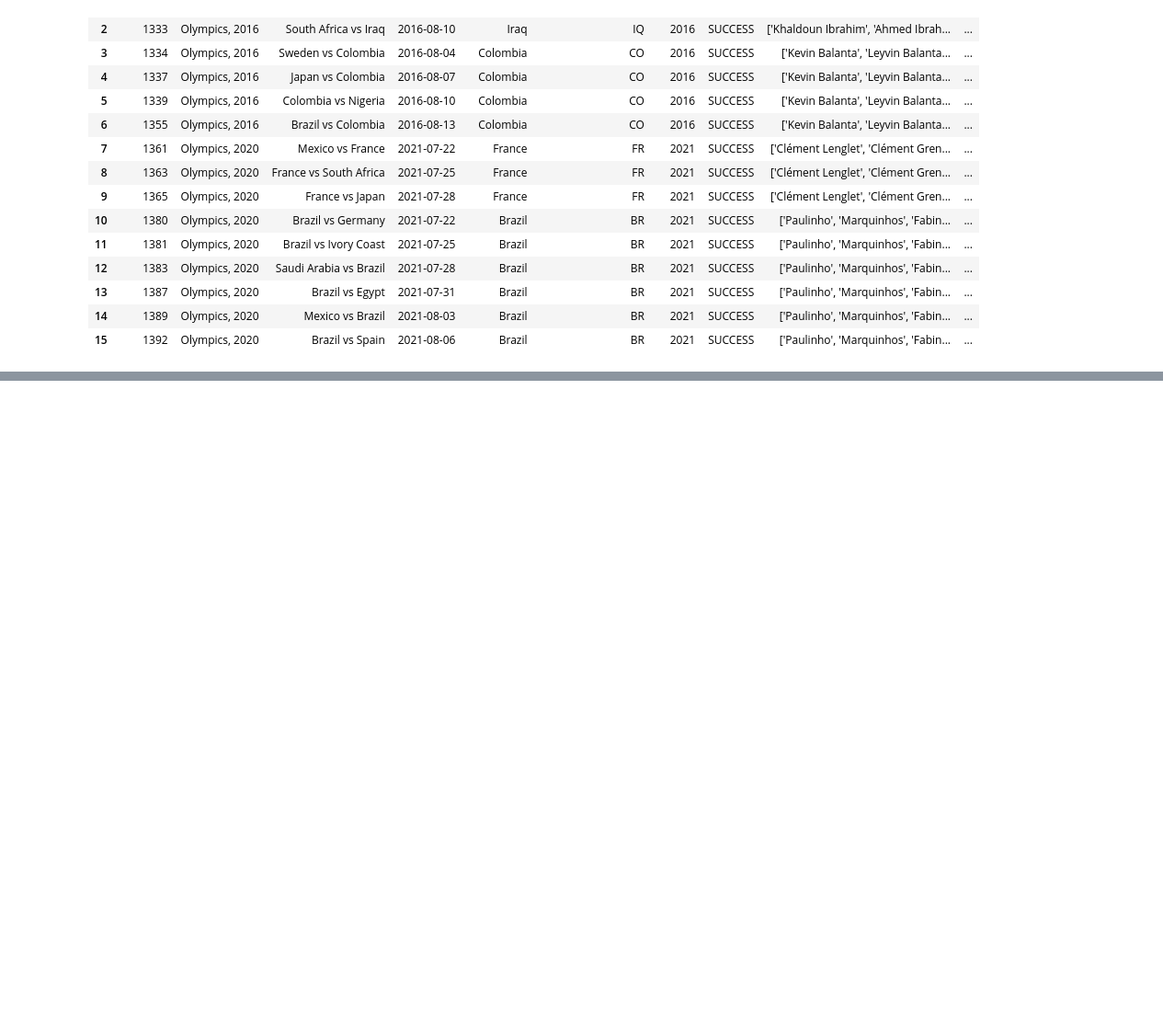
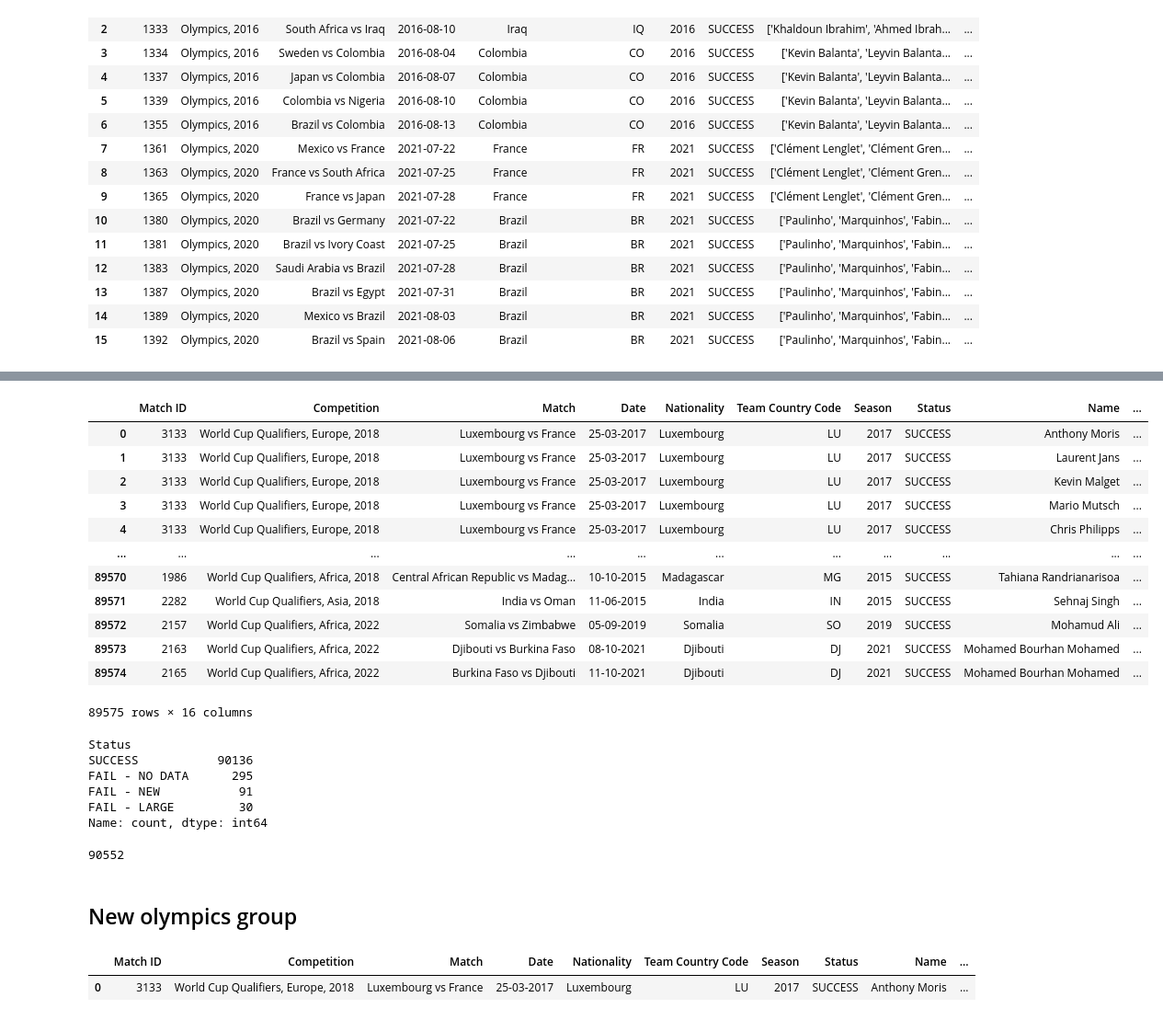
Before and after one commit to finnlsmith/footy_project_market_value_rankings, a Jupyter notebook: create_dataset_1/add_dfs_to_large_df.ipynb, the cells around one changed output, grey strips where cells are left out. Shown at 92% size. Cells and saved outputs as stored; diff of their text form; code cells hidden in the pictures; blank space fills up the shorter version.

```diff
--- a/create_dataset_1/add_dfs_to_large_df.ipynb
+++ b/create_dataset_1/add_dfs_to_large_df.ipynb
@@ -555,0 +639,31 @@ combined_df_may_6_newest.to_csv('combined_df_may_7_newest.csv')
+# %%
+combined_df_may_8_newest = load_csv_dataset('combined_df_may_8_new.csv')
+combined_df_may_8_newest = combined_df_may_8_newest.drop(columns={'Unnamed: 0'})
+combined_df_may_8_newest
+# %% [output]
+|  | Match ID | Competition | Match | Date | Nationality | Team Country Code | Season | Status | Name | ... |
+| 0 | 3133 | World Cup Qualifiers, Europe, 2018 | Luxembourg vs France | 25-03-2017 | Luxembourg | LU | 2017 | SUCCESS | Anthony Moris | ... |
+| 1 | 3133 | World Cup Qualifiers, Europe, 2018 | Luxembourg vs France | 25-03-2017 | Luxembourg | LU | 2017 | SUCCESS | Laurent Jans | ... |
+| 2 | 3133 | World Cup Qualifiers, Europe, 2018 | Luxembourg vs France | 25-03-2017 | Luxembourg | LU | 2017 | SUCCESS | Kevin Malget | ... |
+| 3 | 3133 | World Cup Qualifiers, Europe, 2018 | Luxembourg vs France | 25-03-2017 | Luxembourg | LU | 2017 | SUCCESS | Mario Mutsch | ... |
+| 4 | 3133 | World Cup Qualifiers, Europe, 2018 | Luxembourg vs France | 25-03-2017 | Luxembourg | LU | 2017 | SUCCESS | Chris Philipps | ... |
+| ... | ... | ... | ... | ... | ... | ... | ... | ... | ... | ... |
+| 89570 | 1986 | World Cup Qualifiers, Africa, 2018 | Central African Republic vs Madag... | 10-10-2015 | Madagascar | MG | 2015 | SUCCESS | Tahiana Randrianarisoa | ... |
+| 89571 | 2282 | World Cup Qualifiers, Asia, 2018 | India vs Oman | 11-06-2015 | India | IN | 2015 | SUCCESS | Sehnaj Singh | ... |
+| 89572 | 2157 | World Cup Qualifiers, Africa, 2022 | Somalia vs Zimbabwe | 05-09-2019 | Somalia | SO | 2019 | SUCCESS | Mohamud Ali | ... |
+| 89573 | 2163 | World Cup Qualifiers, Africa, 2022 | Djibouti vs Burkina Faso | 08-10-2021 | Djibouti | DJ | 2021 | SUCCESS | Mohamed Bourhan Mohamed | ... |
+| 89574 | 2165 | World Cup Qualifiers, Africa, 2022 | Burkina Faso vs Djibouti | 11-10-2021 | Djibouti | DJ | 2021 | SUCCESS | Mohamed Bourhan Mohamed | ... |
+89575 rows × 16 columns
+# %%
+for index, row in combined_df_may_8_newest_BIG.iterrows():
+    if row['Status'] == 'FAIL':
+        combined_df_may_8_newest_BIG.at[index, 'Status'] = 'SUCCESS'
+
+combined_df_may_8_newest_BIG['Status'].value_counts()
+# %% [output]
+Status
+SUCCESS           90136
+FAIL - NO DATA      295
+FAIL - NEW           91
+FAIL - LARGE         30
+Name: count, dtype: int64
@@ -555,0 +674,13 @@ combined_df_may_6_newest.to_csv('combined_df_may_7_newest.csv')
+# %%
+len(combined_df_may_8_newest_BIG)
+# %% [output]
+90552
+# %% [markdown]
+## New olympics group
+# %%
+combined_df_may_10 = load_csv_dataset('combined_DF_may_8_Latest.csv')
+combined_df_may_10 = combined_df_may_10.drop(columns={'Unnamed: 0'})
+combined_df_may_10.head(1)
+# %% [output]
+|  | Match ID | Competition | Match | Date | Nationality | Team Country Code | Season | Status | Name | ... |
+| 0 | 3133 | World Cup Qualifiers, Europe, 2018 | Luxembourg vs France | 25-03-2017 | Luxembourg | LU | 2017 | SUCCESS | Anthony Moris | ... |
```
Also changed, not shown: parts of 10 cells of this notebook, 32 other files.
